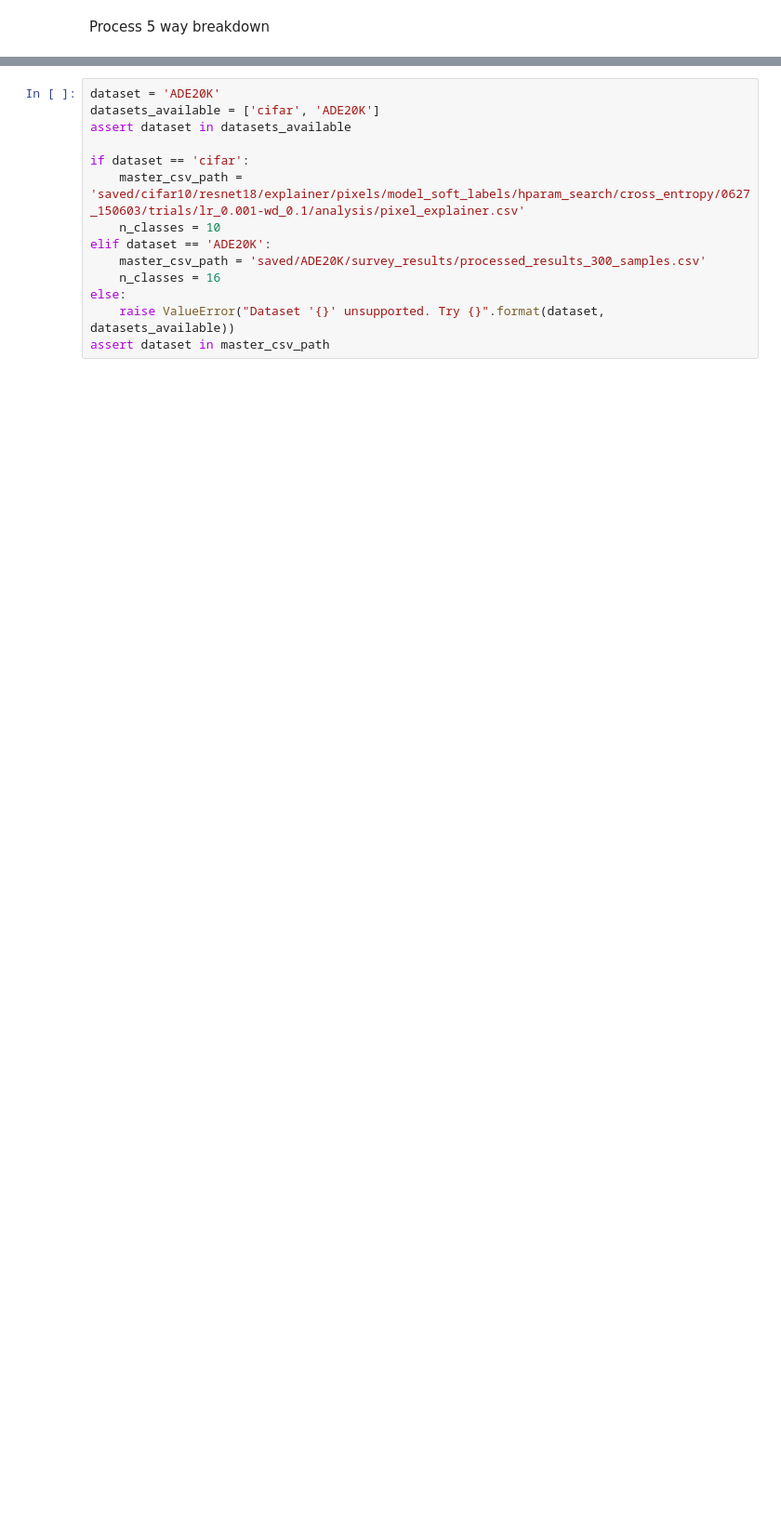
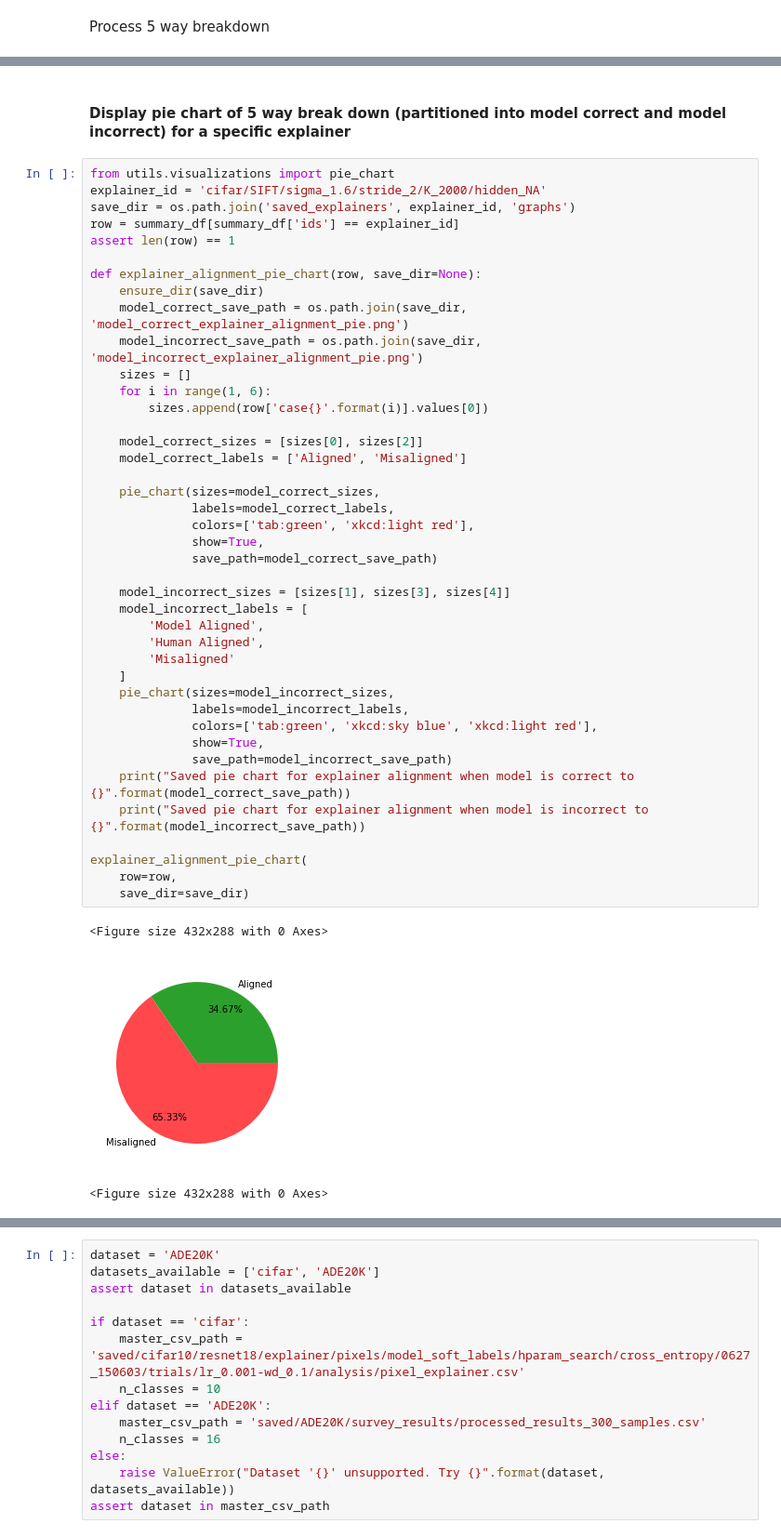
Before and after one commit to allisonchen23/explain-alignment, a Jupyter notebook: general_5_way_breakdown.ipynb, the cells around one changed output, grey strips where cells are left out. Shown at 93% size. Saved outputs shown, nothing was run; the diff lists cells and outputs as text; blank space fills up the shorter version.

```diff
--- a/general_5_way_breakdown.ipynb
+++ b/general_5_way_breakdown.ipynb
@@ -23,0 +635,47 @@ from utils.df_utils import convert_string_columns, string_to_numpy, string_to_li
+# %% [markdown]
+#### Display pie chart of 5 way break down (partitioned into model correct and model incorrect) for a specific explainer
+# %%
+from utils.visualizations import pie_chart
+explainer_id = 'cifar/SIFT/sigma_1.6/stride_2/K_2000/hidden_NA'
+save_dir = os.path.join('saved_explainers', explainer_id, 'graphs')
+row = summary_df[summary_df['ids'] == explainer_id]
+assert len(row) == 1
+
+def explainer_alignment_pie_chart(row, save_dir=None):
+    ensure_dir(save_dir)
+    model_correct_save_path = os.path.join(save_dir, 'model_correct_explainer_alignment_pie.png')
+    model_incorrect_save_path = os.path.join(save_dir, 'model_incorrect_explainer_alignment_pie.png')
+    sizes = []
+    for i in range(1, 6):
+        sizes.append(row['case{}'.format(i)].values[0])
+
+    model_correct_sizes = [sizes[0], sizes[2]]
+    model_correct_labels = ['Aligned', 'Misaligned']
+
+    pie_chart(sizes=model_correct_sizes,
+              labels=model_correct_labels,
+              colors=['tab:green', 'xkcd:light red'],
+              show=True,
+              save_path=model_correct_save_path)
+
+    model_incorrect_sizes = [sizes[1], sizes[3], sizes[4]]
+    model_incorrect_labels = [
+        'Model Aligned',
+        'Human Aligned',
+        'Misaligned'
+    ]
+    pie_chart(sizes=model_incorrect_sizes,
+              labels=model_incorrect_labels,
+              colors=['tab:green', 'xkcd:sky blue', 'xkcd:light red'],
+              show=True,
+              save_path=model_incorrect_save_path)
+    print("Saved pie chart for explainer alignment when model is correct to {}".format(model_correct_save_path))
+    print("Saved pie chart for explainer alignment when model is incorrect to {}".format(model_incorrect_save_path))
+
+explainer_alignment_pie_chart(
+    row=row,
+    save_dir=save_dir)
+# %% [output]
+<Figure size 432x288 with 0 Axes>
+[figure, added]
+<Figure size 432x288 with 0 Axes>
```
Also changed, not shown: parts of 30 cells of this notebook, 4 other files.
